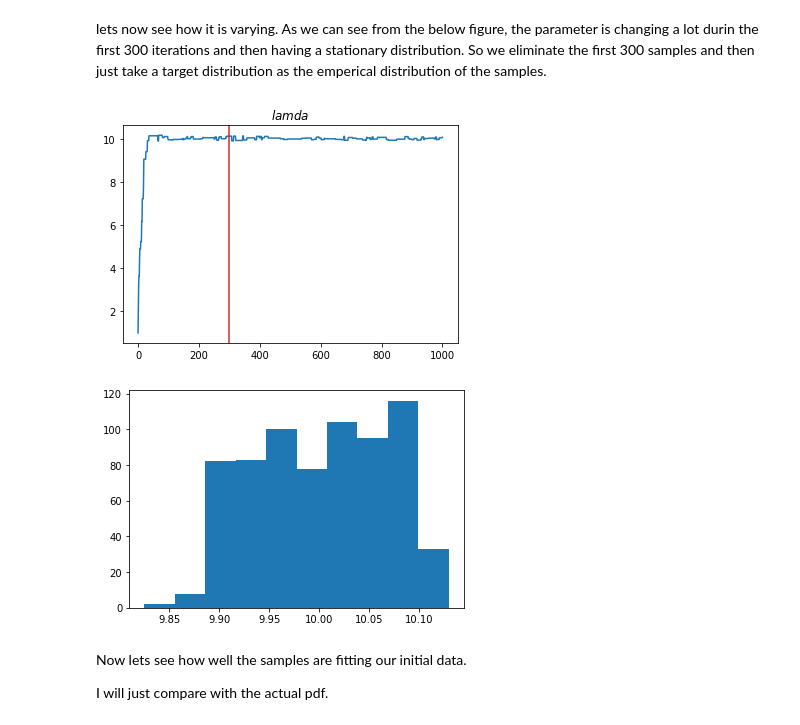
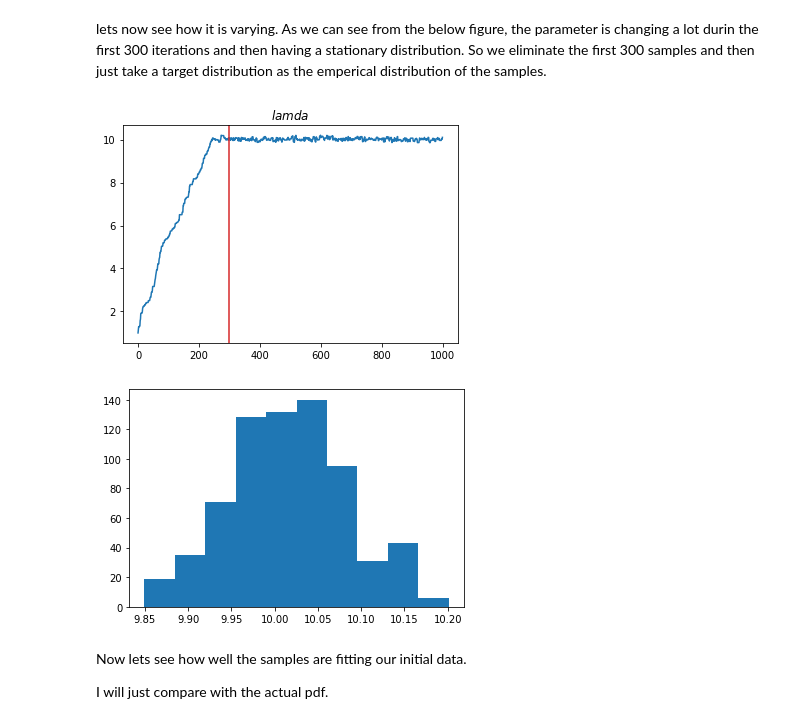
Before and after one commit to AnandShegde/pml_baselines, a Jupyter notebook: MCMC/MCMC_for_weibull_prior_and_poisson_likelihood.ipynb, the cells around one changed output. Saved outputs shown, nothing was run; the diff lists cells and outputs as text; code cells hidden in the pictures.

Commit message:
added mcmc for weibull prior

```diff
--- a/MCMC/MCMC_for_weibull_prior_and_poisson_likelihood.ipynb
+++ b/MCMC/MCMC_for_weibull_prior_and_poisson_likelihood.ipynb
@@ -38,2 +37,6 @@ Requirement already satisfied: decorator in /usr/local/lib/python3.7/dist-packag
 # %%
-poisson = tfd.Poisson(rate=10)
+with open("../data/weibull_poisson",'rb') as f:
+    data = pickle.load(f)
+samples = jnp.array(data['samples'])
+lamda = data['prior']['lamda']
+k = data['prior']['k']
@@ -57,5 +50,2 @@ plt.show()
 # %% [markdown]
 Lets generate samples now.
-# %%
-key = jax.random.PRNGKey(10)
-samples = poisson.sample(seed = key,sample_shape=2000)
@@ -185,5 +144,5 @@ tfp.distributions.TransformedDistribution(
 # %%
-
+key = jax.random.PRNGKey(0)
 # import warnings
 # warnings.filterwarnings("ignore")
 def metropolis_hasting(key,x_cur,log_postfn,sigma):
@@ -258,14 +217,15 @@ lets now see how it is varying. As we can see from the below figure, the paramet
 # %%
 burnin = 300
 fig, ax = plt.subplots()
-ax.plot(states['position'][:])
+ax.plot(states.position)
 ax.set_title(f"$lamda$")
 ax.axvline(x=burnin, c="tab:red")
 plt.show()
 # %% [output]
-[figure, old version]
+[figure, new version]
 # %%
-plt.hist(states['position'][300:])
+import numpy as np
+plt.hist(np.array(states.position[300:]))
 plt.show()
 # %% [output]
-[figure, old version]
+[figure, new version]
```
Also changed, not shown: parts of 13 cells of this notebook, 3 other files.
